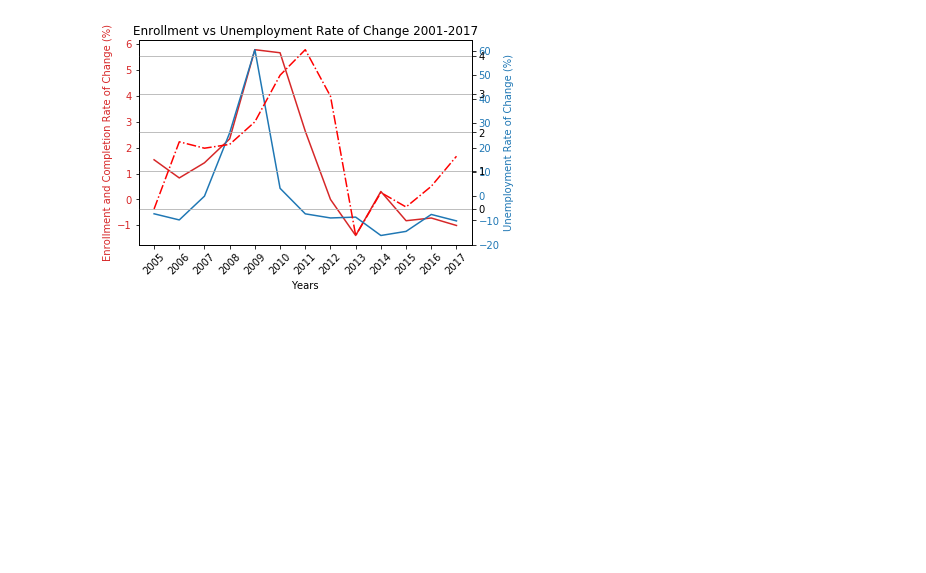
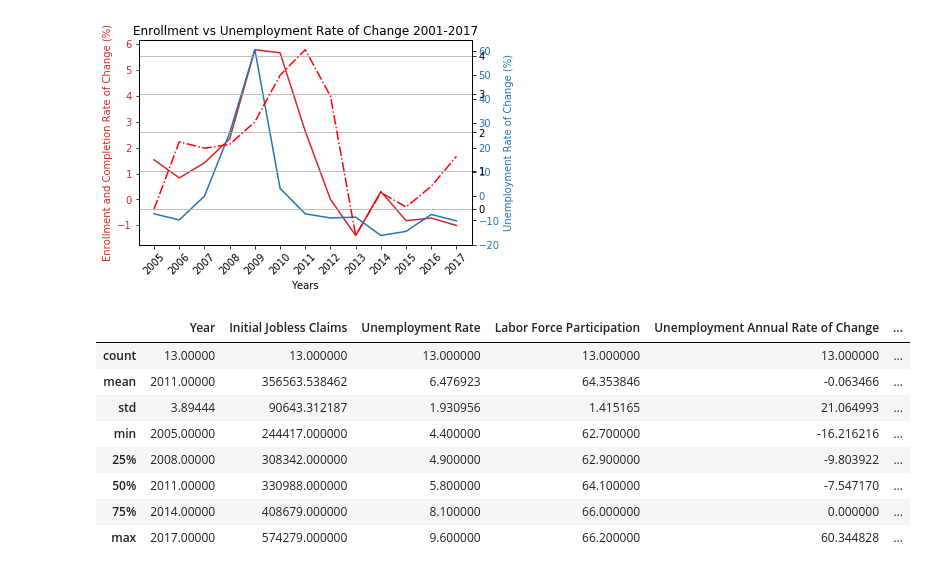
Before and after one commit to grahamb001/Project1, a Jupyter notebook: Combined Enrollment, Employment, and Completion Code.ipynb, the cells around one changed output. Cells and saved outputs as stored; diff of their text form; code cells hidden in the pictures; blank space fills up the shorter version.

```diff
--- a/Combined Enrollment, Employment, and Completion Code.ipynb
+++ b/Combined Enrollment, Employment, and Completion Code.ipynb
@@ -1247,3 +1247,15 @@ plt.grid()
 plt.show()
 # %% [output]
 [figure]
+# %%
+employ05to17_df.describe()
+# %% [output]
+|  | Year | Initial Jobless Claims | Unemployment Rate | Labor Force Participation | Unemployment Annual Rate of Change | ... |
+| count | 13.00000 | 13.000000 | 13.000000 | 13.000000 | 13.000000 | ... |
+| mean | 2011.00000 | 356563.538462 | 6.476923 | 64.353846 | -0.063466 | ... |
+| std | 3.89444 | 90643.312187 | 1.930956 | 1.415165 | 21.064993 | ... |
+| min | 2005.00000 | 244417.000000 | 4.400000 | 62.700000 | -16.216216 | ... |
+| 25% | 2008.00000 | 308342.000000 | 4.900000 | 62.900000 | -9.803922 | ... |
+| 50% | 2011.00000 | 330988.000000 | 5.800000 | 64.100000 | -7.547170 | ... |
+| 75% | 2014.00000 | 408679.000000 | 8.100000 | 66.000000 | 0.000000 | ... |
+| max | 2017.00000 | 574279.000000 | 9.600000 | 66.200000 | 60.344828 | ... |
```
Also changed, not shown: 1 other file.
